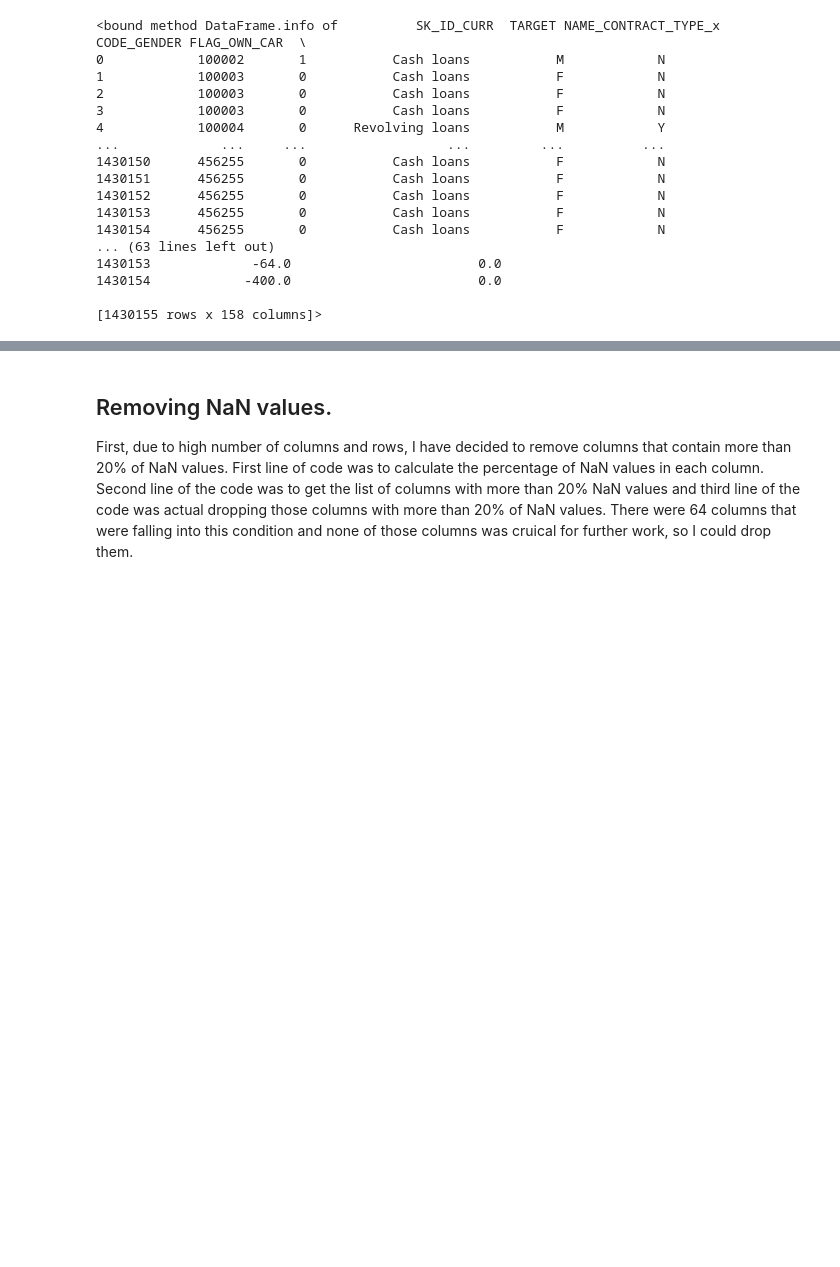
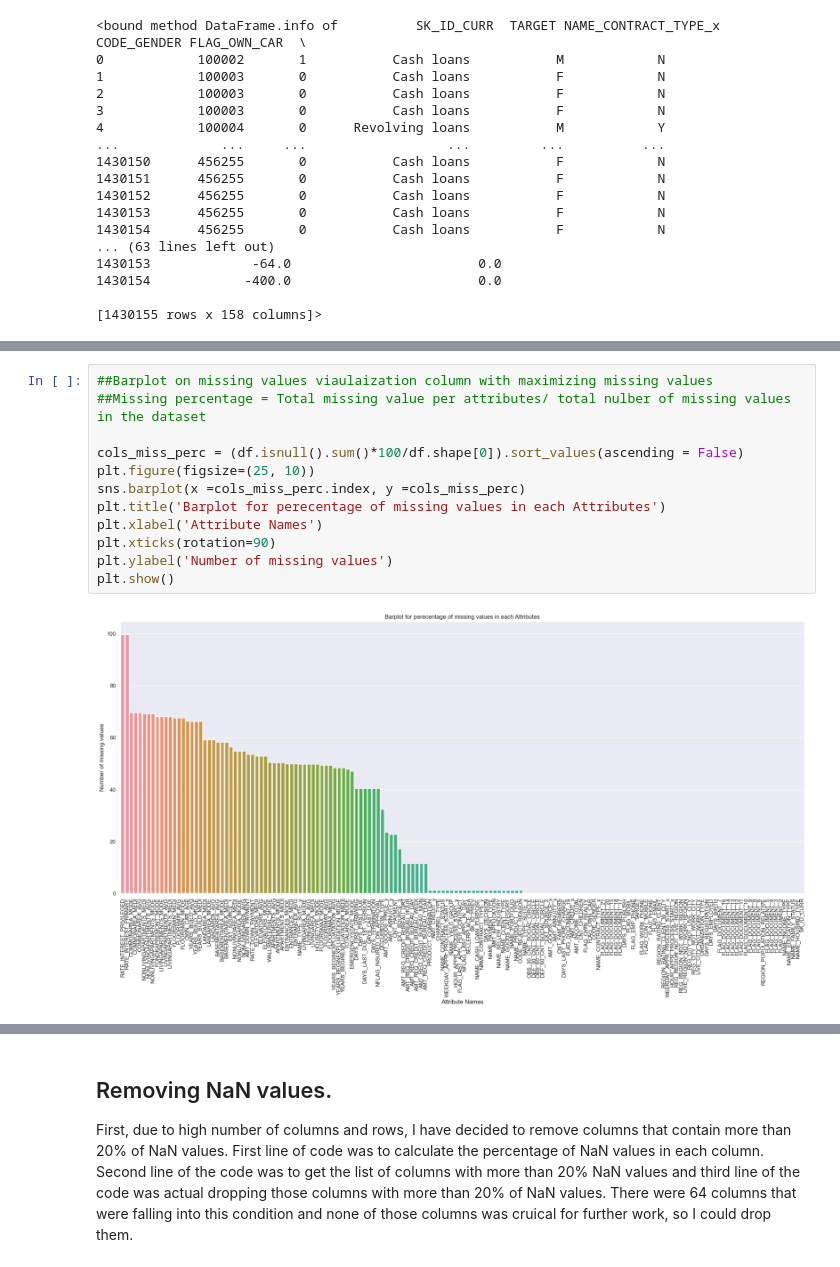
Before and after one commit to cct23062/CA_Strategic_thinking_assignment, a Jupyter notebook: Loan Defaulter Assignment.ipynb, the cells around one changed output, grey strips where cells are left out. Drawn from its saved outputs; the diff is of its cells as text; blank space fills up the shorter version.

```diff
--- a/Loan Defaulter Assignment.ipynb
+++ b/Loan Defaulter Assignment.ipynb
@@ -64,0 +78,14 @@ df.info
+# %%
+##Barplot on missing values viaulaization column with maximizing missing values
+##Missing percentage = Total missing value per attributes/ total nulber of missing values in the dataset
+
+cols_miss_perc = (df.isnull().sum()*100/df.shape[0]).sort_values(ascending = False)
+plt.figure(figsize=(25, 10))
+sns.barplot(x =cols_miss_perc.index, y =cols_miss_perc)
+plt.title('Barplot for perecentage of missing values in each Attributes')
+plt.xlabel('Attribute Names')
+plt.xticks(rotation=90)
+plt.ylabel('Number of missing values')
+plt.show()
+# %% [output]
+[figure, added]
```
Also changed, not shown: parts of 34 cells of this notebook.
